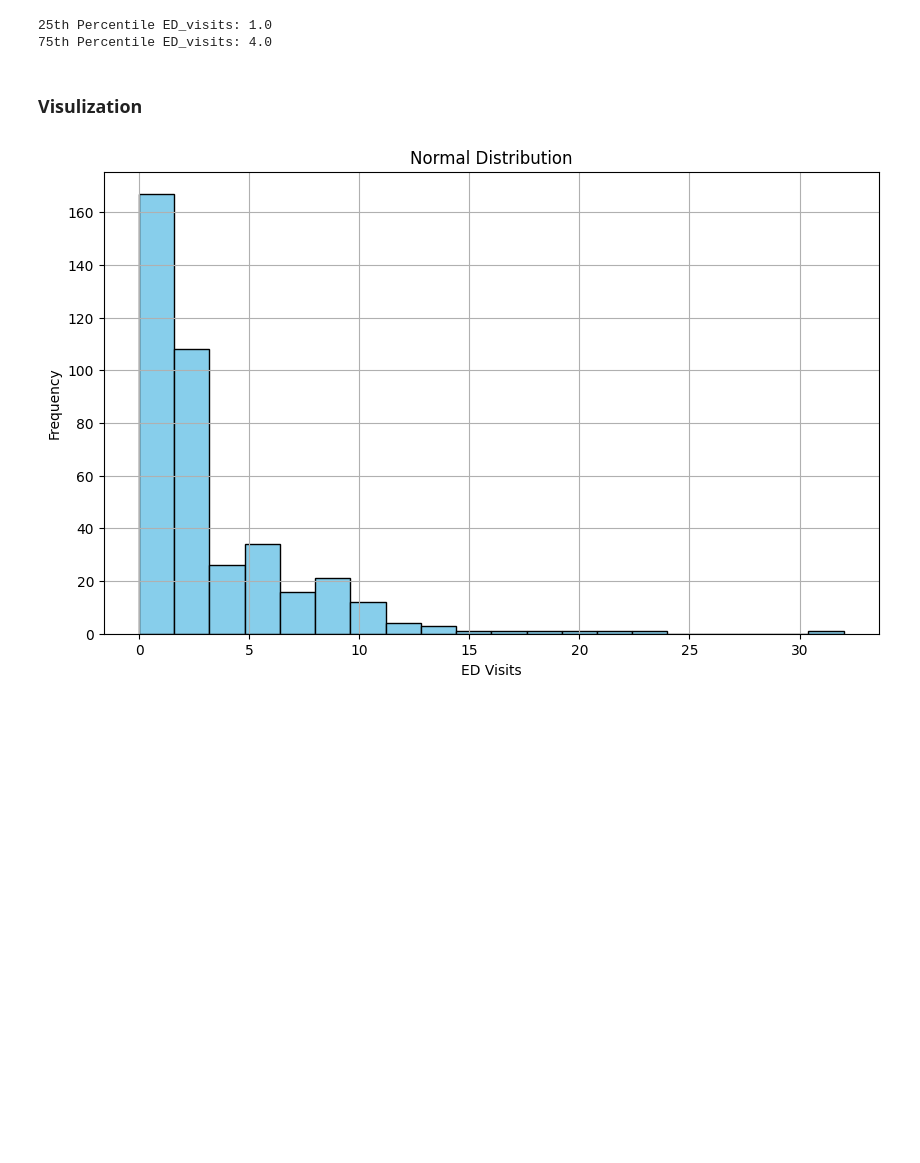
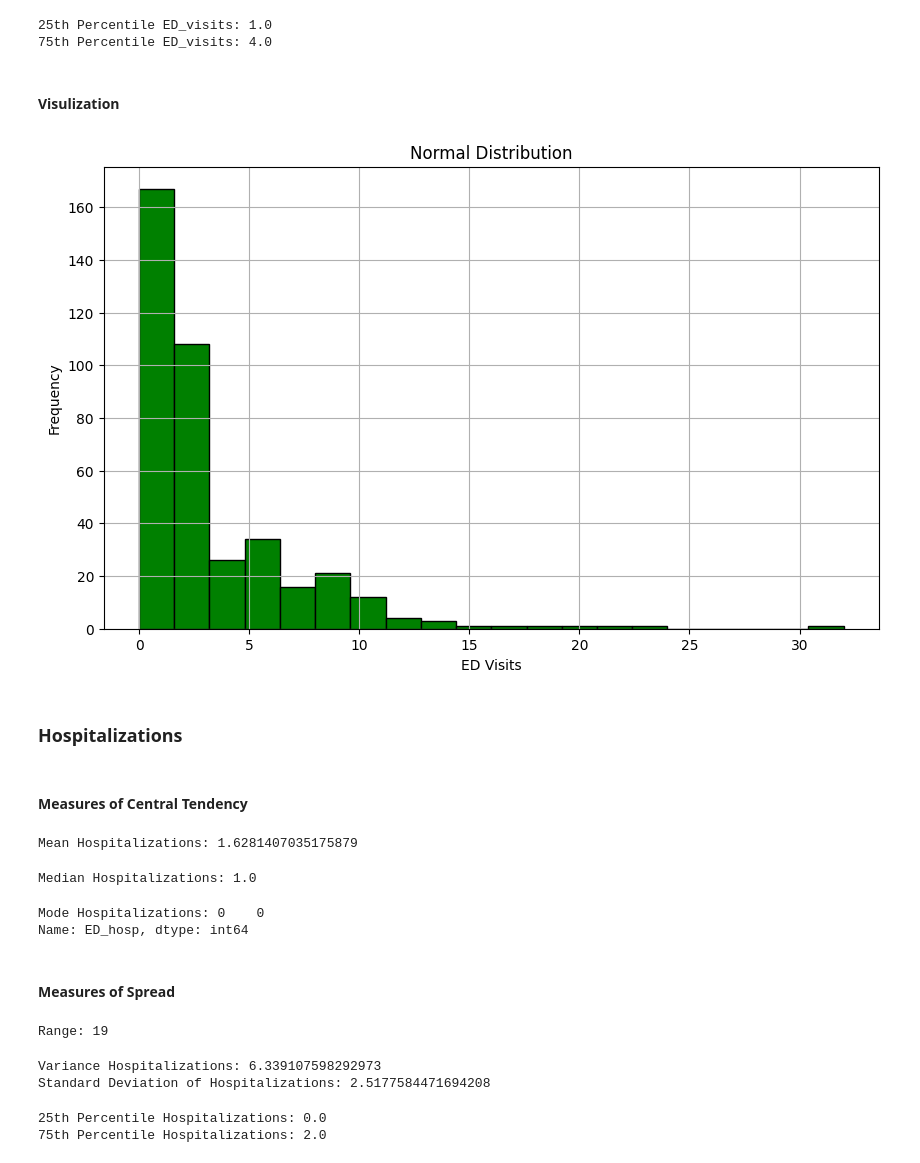
Before and after one commit to amnasyed1/datasci_3_eda, a Jupyter notebook: 507week3hw.ipynb, the cells around one changed output. Drawn from its saved outputs; the diff is of its cells as text; code cells hidden in the pictures; blank space fills up the shorter version.

```diff
--- a/507week3hw.ipynb
+++ b/507week3hw.ipynb
@@ -161,16 +161,62 @@ print("75th Percentile ED_visits:", percentile_75_ED_visits)
 25th Percentile ED_visits: 1.0
 75th Percentile ED_visits: 4.0
 # %% [markdown]
-### Visulization
+#### Visulization
 # %%
 
-# Create a histogram
+# Histogram
 plt.figure(figsize=(10, 6))  # Optional: Adjust the figure size
-plt.hist(df['ED_visits'], bins=20, color='skyblue', edgecolor='black')
+plt.hist(df['ED_visits'], bins=20, color='green', edgecolor='black')
 plt.title('Normal Distribution')
 plt.xlabel('ED Visits')
 plt.ylabel('Frequency')
 plt.grid(True)
 plt.show()
 # %% [output]
-[figure, old version]
+[figure, new version]
+# %% [markdown]
+### Hospitalizations
+# %% [markdown]
+#### Measures of Central Tendency
+# %%
+mean_hosp = df['ED_hosp'].mean()
+print ("Mean Hospitalizations:",mean_hosp)
+# %% [output]
+Mean Hospitalizations: 1.6281407035175879
+# %%
+median_hosp = df['ED_hosp'].median()
+print ("Median Hospitalizations:",median_hosp)
+# %% [output]
+Median Hospitalizations: 1.0
+# %%
+mode_hosp = df['ED_hosp'].mode()
+print ("Mode Hospitalizations:",mode_hosp)
+# %% [output]
+Mode Hospitalizations: 0    0
+Name: ED_hosp, dtype: int64
+# %% [markdown]
+#### Measures of Spread
+# %%
+# range
+df_range_hosp = df['ED_hosp'].max() - df['ED_hosp'].min()
+print ("Range:", df_range_hosp)
+# %% [output]
+Range: 19
+# %%
+#variance and standard deviation
+variance_hosp = np.var(df['ED_hosp'])
+std_deviation_hosp = np.std(df['ED_hosp'])
+print ("Variance Hospitalizations:",variance_hosp)
+print ("Standard Deviation of Hospitalizations:",std_deviation_hosp)
+# %% [output]
+Variance Hospitalizations: 6.339107598292973
+Standard Deviation of Hospitalizations: 2.5177584471694208
+# %%
+#IQR
+percentile_25_hosp = np.percentile(df['ED_hosp'], 25)
+percentile_75_hosp = np.percentile(df['ED_hosp'], 75)
+print("25th Percentile Hospitalizations:", percentile_25_hosp)
+print("75th Percentile Hospitalizations:", percentile_75_hosp)
+# %% [output]
+25th Percentile Hospitalizations: 0.0
+75th Percentile Hospitalizations: 2.0
```
Also changed, not shown: parts of 14 cells of this notebook.
